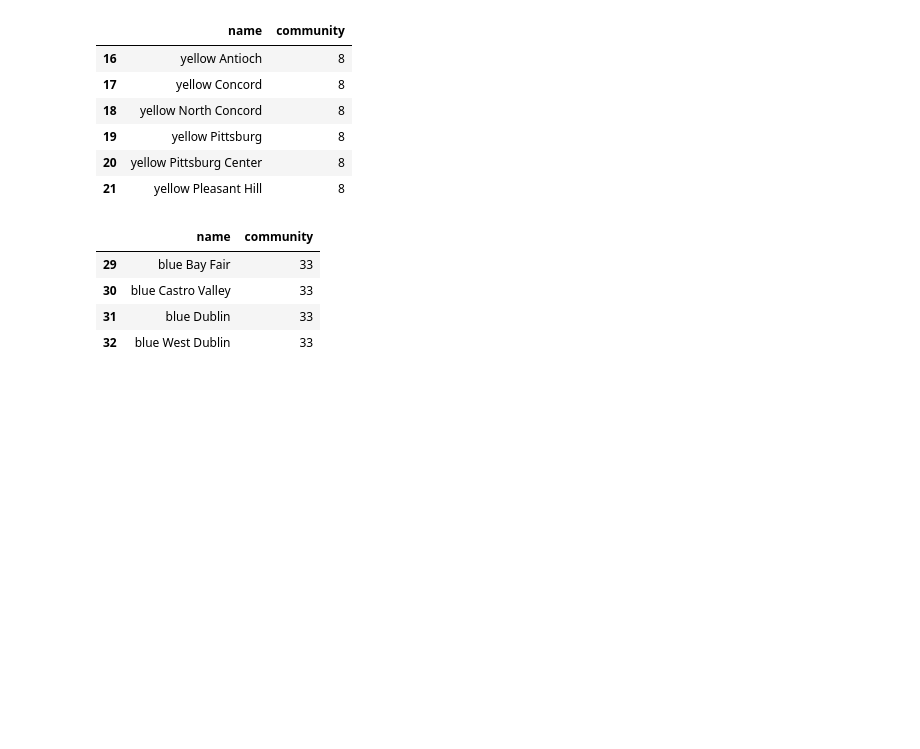
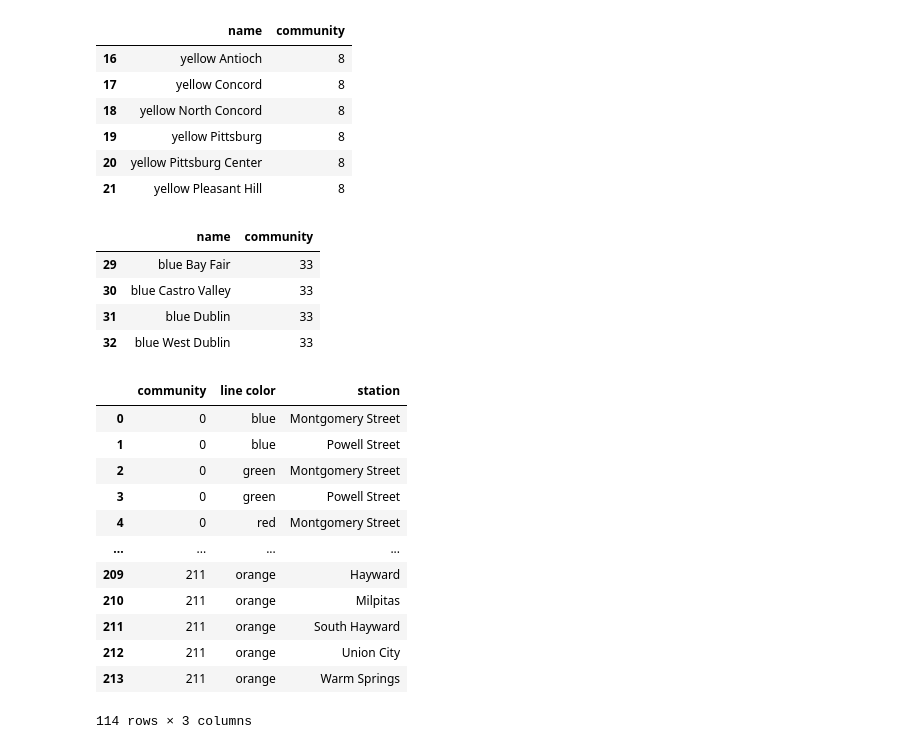
Before and after one commit to fayesimone/Neo4j-Graph-Database-Delivery-Route-Optimization, a Jupyter notebook: code/louvain_modularity.ipynb, the cells around one changed output. Cells and saved outputs as stored; diff of their text form; code cells hidden in the pictures; blank space fills up the shorter version.

```diff
--- a/code/louvain_modularity.ipynb
+++ b/code/louvain_modularity.ipynb
@@ -262,0 +261,29 @@ df[df['community'] == 33]
+# %%
+# new data frame with split value columns
+new = df["name"].str.split(" ", n=1, expand=True)
+
+# making separate first name column from new data frame
+df["line color"] = new[0]
+
+# making separate last name column from new data frame
+df["station"] = new[1]
+
+# Dropping old Name columns
+df.drop(columns=["name"], inplace=True)
+
+# df display
+df
+# %% [output]
+|  | community | line color | station |
+| 0 | 0 | blue | Montgomery Street |
+| 1 | 0 | blue | Powell Street |
+| 2 | 0 | green | Montgomery Street |
+| 3 | 0 | green | Powell Street |
+| 4 | 0 | red | Montgomery Street |
+| ... | ... | ... | ... |
+| 209 | 211 | orange | Hayward |
+| 210 | 211 | orange | Milpitas |
+| 211 | 211 | orange | South Hayward |
+| 212 | 211 | orange | Union City |
+| 213 | 211 | orange | Warm Springs |
+114 rows × 3 columns
```
Also changed, not shown: parts of 8 cells of this notebook, 1 other file.
